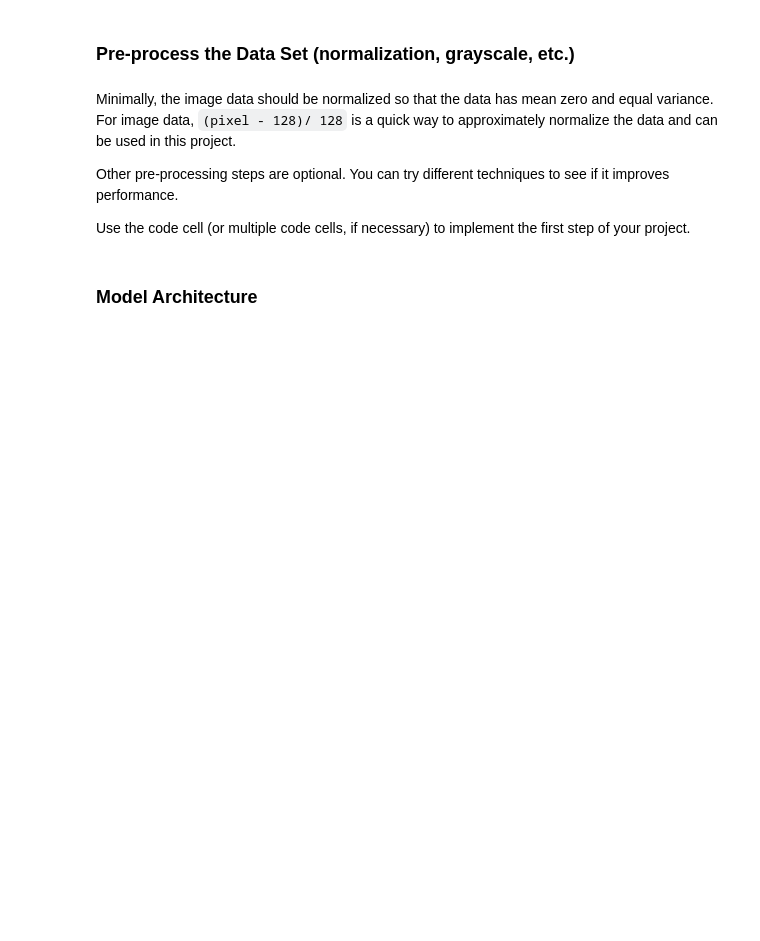
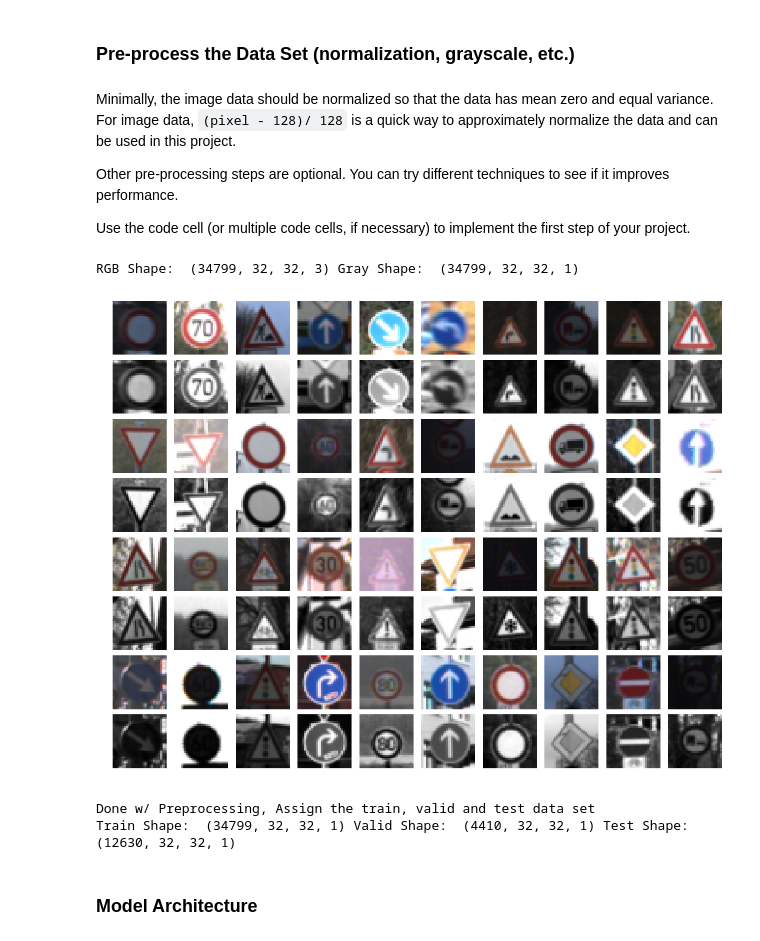
Before and after one commit to igaspard/CarND-Traffic-Sign-Classifier-Project, a Jupyter notebook: Traffic_Sign_Classifier.ipynb, the cells around one changed output. Saved outputs shown, nothing was run; the diff lists cells and outputs as text; code cells hidden in the pictures; blank space fills up the shorter version.

Commit message:
Apply preprocessing to train, valid data set

```diff
--- a/Traffic_Sign_Classifier.ipynb
+++ b/Traffic_Sign_Classifier.ipynb
@@ -142,6 +142,52 @@ Use the code cell (or multiple code cells, if necessary) to implement the first
 from sklearn.utils import shuffle
 
 X_train, y_train = shuffle(X_train, y_train)
+
+# GrayScale
+X_train_rgb = X_train
+X_train_gry = np.sum(X_train_rgb/3, axis=3, keepdims=True)
+
+X_valid_rgb = X_valid
+X_valid_gry = np.sum(X_valid_rgb/3, axis=3, keepdims=True)
+
+X_test_rgb  = X_test
+X_test_gry = np.sum(X_test_rgb/3, axis=3, keepdims=True)
+
+print("RGB Shape: ", X_train_rgb.shape, "Gray Shape: ", X_train_gry.shape)
+# %% [output]
+RGB Shape:  (34799, 32, 32, 3) Gray Shape:  (34799, 32, 32, 1)
+# %%
+# Visualize rgb vs grayscale
+n_rows = 8
+n_cols = 10
+offset = 9000
+fig, axs = plt.subplots(n_rows,n_cols, figsize=(18, 14))
+fig.subplots_adjust(hspace = .1, wspace=.001)
+axs = axs.ravel()
+for j in range(0,n_rows,2):
+    for i in range(n_cols):
+        index = i + j*n_cols
+        image = X_train_rgb[index + offset]
+        axs[index].axis('off')
+        axs[index].imshow(image)
+    for i in range(n_cols):
+        index = i + j*n_cols + n_cols
+        image = X_train_gry[index + offset - n_cols].squeeze()
+        axs[index].axis('off')
+        axs[index].imshow(image, cmap='gray')
+# %% [output]
+[figure, added]
+# %%
+print("Done w/ Preprocessing, Assign the train, valid and test data set")
+
+X_train = X_train_gry
+X_valid = X_valid_gry
+X_test  = X_test_gry
+
+print("Train Shape: ", X_train.shape, "Valid Shape: ", X_valid.shape, "Test Shape: ", X_test.shape)
+# %% [output]
+Done w/ Preprocessing, Assign the train, valid and test data set
+Train Shape:  (34799, 32, 32, 1) Valid Shape:  (4410, 32, 32, 1) Test Shape:  (12630, 32, 32, 1)
 # %% [markdown]
 ### Model Architecture
 # %%
```
Also changed, not shown: parts of 3 cells of this notebook.
